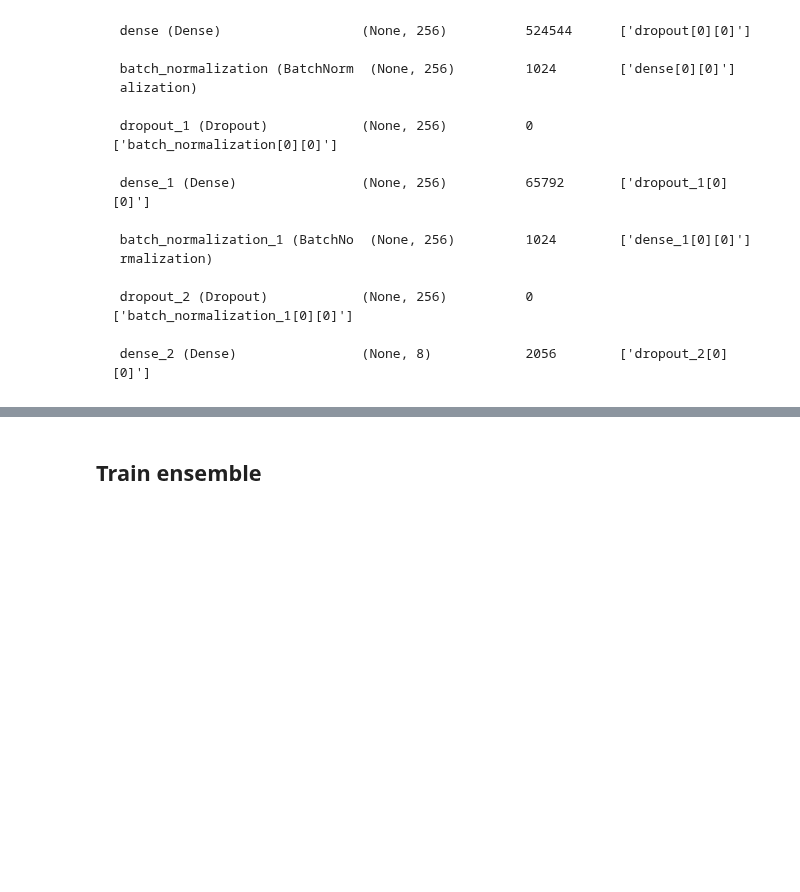
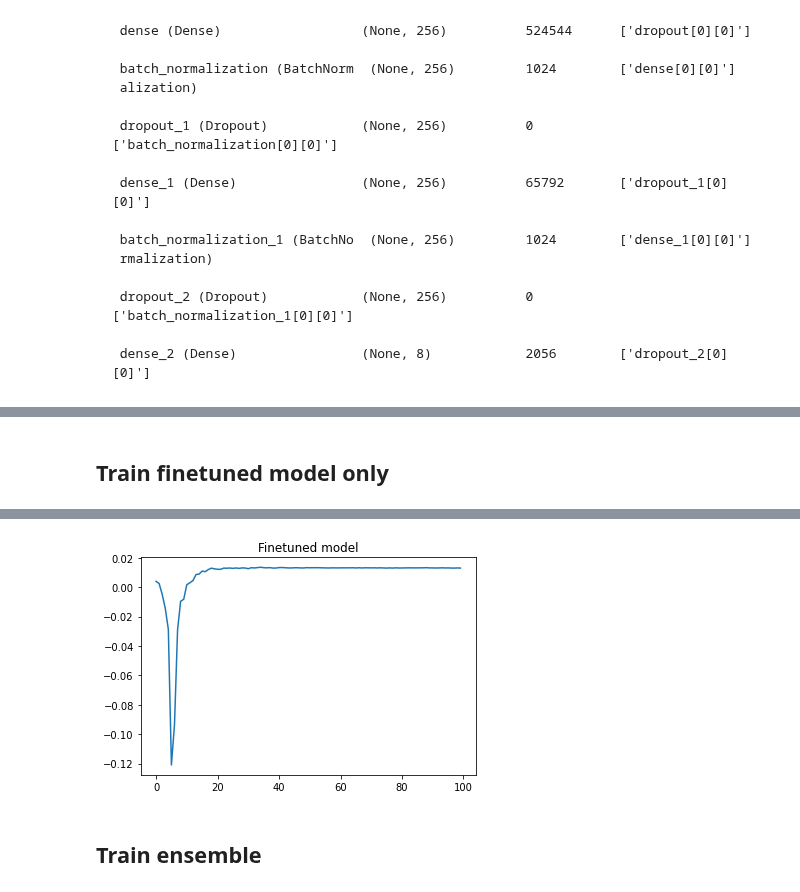
Before and after one commit to dominikpegler/mds_cnn, a Jupyter notebook: sanders_nosofsky_2020/fit_ensemble_pytorch.ipynb, the cells around one changed output, grey strips where cells are left out. Saved outputs shown, nothing was run; the diff lists cells and outputs as text; code cells hidden in the pictures; blank space fills up the shorter version.

Commit message:
train run fm

```diff
--- a/sanders_nosofsky_2020/fit_ensemble_pytorch.ipynb
+++ b/sanders_nosofsky_2020/fit_ensemble_pytorch.ipynb
@@ -278,11 +279,11 @@ def get_output_layers(dropout, num_ftrs, n_dim, n_layers):
     output = nn.Sequential(
             nn.Dropout(p=dropout),
             nn.Linear(num_ftrs, n_dense), # dense in keras
-            nn.ReLU(inplace=False), # dense
+            nn.ReLU(inplace=True), # dense
             nn.BatchNorm1d(n_dense),
             nn.Dropout(p=dropout),
             nn.Linear(n_dense, n_dense), # dense
-            nn.ReLU(inplace=False), # dense
+            nn.ReLU(inplace=True), # dense
             nn.BatchNorm1d(n_dense),
             nn.Dropout(p=dropout),
             nn.Linear(n_dense, n_dim) # dense
@@ -300,9 +303,8 @@ new_layers = get_output_layers(dropout, num_ftrs, n_dim, n_layers)
 model.fc = new_layers # last fully connected layer
 
 # OPTIONAL: Load pre-trained state
-#model.load_state_dict(torch.load(PATH_IM))
-#checkpoint = torch.load(PATH_IM)
-#model.load_state_dict(checkpoint['model_state_dict'])
+checkpoint = torch.load(PATH_IM)
+model.load_state_dict(checkpoint['model_state_dict'])
 
 # Send the model to GPU
 model = model.to(device)
@@ -329,13 +331,16 @@ else:
 # Instantiate optimizer for intermediate model
 optimizer = optim.Adam(params_to_update, lr = lr_im)
 # OPTIONAL: load saved state
-#optimizer.load_state_dict(checkpoint['optimizer_state_dict'])
+optimizer.load_state_dict(checkpoint['optimizer_state_dict'])
+# override the last learning rate
+for param in optimizer.param_groups:
+    param['lr'] = lr_im
 
 # Setup the loss fxn
 criterion = get_criterion('L2')
 
 # Initial training and evaluate
-model, hist = train_model(model, dataloaders_dict, criterion, optimizer, num_epochs = num_epochs_im)
+model, hist, lrs = train_model(model, dataloaders_dict, criterion, optimizer, num_epochs = num_epochs_im)
 
 # Plot learning curve
 plt.plot(hist)
@@ -365,3 +351,57 @@ torch.save({
             'model_state_dict': model.state_dict(),
             'optimizer_state_dict': optimizer.state_dict()
             }, PATH_IM)
+# %% [markdown]
+## Train finetuned model only
+# %%
+# Load intermediate model for finetuning
+model = models.resnet50(pretrained=True)
+set_parameter_requires_grad(model, feature_extract_ft)
+num_ftrs = model.fc.in_features
+new_layers = get_output_layers(dropout, num_ftrs, n_dim, n_layers)
+model.fc = new_layers # last fully connected layer
+
+# OPTIONAL: Load pre-trained state
+checkpoint = torch.load(PATH_IM)
+model.load_state_dict(checkpoint['model_state_dict'])
+
+# Send the model to GPU
+model = model.to(device)
+
+# create datalaoders with specific batch size
+train_loader = DataLoader(train_dataset, batch_size=batch_size_ft)
+test_loader = DataLoader(test_dataset, batch_size=batch_size_ft)
+dataloaders_dict = {"train":train_loader,"val":test_loader}
+
+# Create Optimizer and define params to update
+params_to_update = model.parameters()
+print('Params to learn for finetuning:')
+if feature_extract_ft:
+    params_to_update = []
+    for name,param in model.named_parameters():
+        if param.requires_grad == True:
+            params_to_update.append(param)
+            print("\t",name)
+else:
+    for name,param in model.named_parameters():
+        if param.requires_grad == True:
+            print("\t",name)
+
+# Instantiate optimizer for finetuning
+optimizer = optim.SGD(params_to_update, lr = lr_ft, momentum = 0.9)
+
+# Setup the loss fxn
+criterion = get_criterion("L2")
+
+# Train and evaluate fine tuned model
+model, hist, lrs = train_model(model, dataloaders_dict, criterion, optimizer, num_epochs = num_epochs_ft)
+
+# Plot learning curve
+plt.plot(hist)
+plt.title('Finetuned model')
+plt.show()
+
+# Save intermediate model
+PATH_EN = 'CNN_checkpoints/state_dict_finetuned_model.pt'
+torch.save(model.state_dict(), PATH_EN)
+# %% [output]
@@ -368,3 +425,4 @@ torch.save({
+[figure, added]
 # %% [markdown]
 ## Train ensemble
 # %%
```
Also changed, not shown: parts of 7 cells of this notebook.
